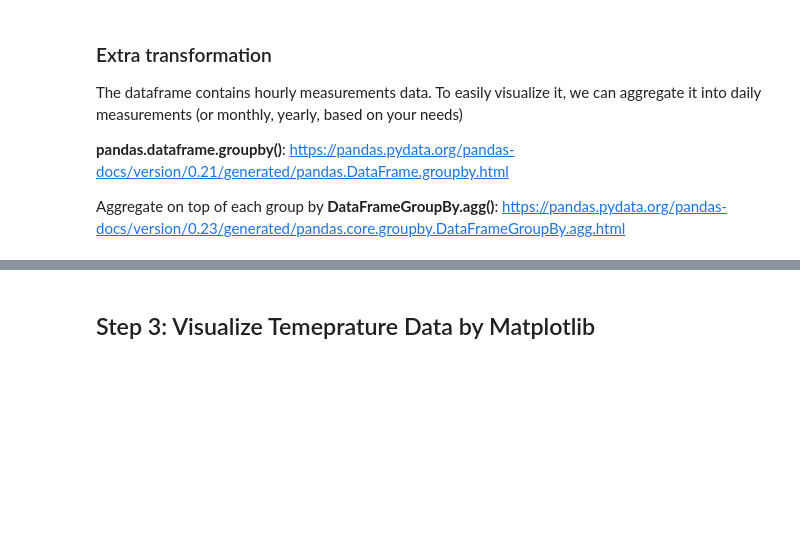
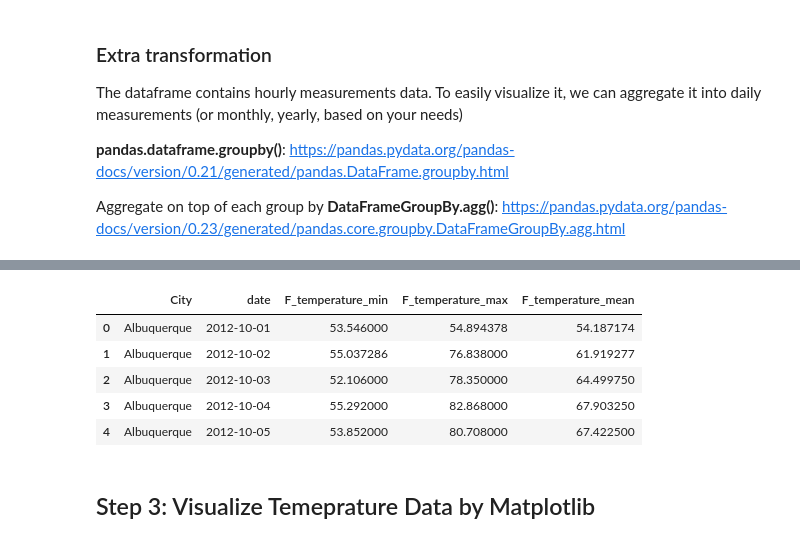
Before and after one commit to arbogdan/datafest_2019, a Jupyter notebook: 2019/python/viz/workspace/Weather_Dataset_Basic_Visualization.ipynb, the cells around one changed output, grey strips where cells are left out. Cells and saved outputs as stored; diff of their text form; code cells hidden in the pictures; blank space fills up the shorter version.

```diff
--- a/2019/python/viz/workspace/Weather_Dataset_Basic_Visualization.ipynb
+++ b/2019/python/viz/workspace/Weather_Dataset_Basic_Visualization.ipynb
@@ -131,3 +137,14 @@ daily_temperature_df.head(5)
+# %%
+# reset_index() to make the index into column
+daily_temperature_df = daily_temperature_df.reset_index()
+daily_temperature_df.head()
+# %% [output]
+|  | City | date | F_temperature_min | F_temperature_max | F_temperature_mean |
+| 0 | Albuquerque | 2012-10-01 | 53.546000 | 54.894378 | 54.187174 |
+| 1 | Albuquerque | 2012-10-02 | 55.037286 | 76.838000 | 61.919277 |
+| 2 | Albuquerque | 2012-10-03 | 52.106000 | 78.350000 | 64.499750 |
+| 3 | Albuquerque | 2012-10-04 | 55.292000 | 82.868000 | 67.903250 |
+| 4 | Albuquerque | 2012-10-05 | 53.852000 | 80.708000 | 67.422500 |
 # %% [markdown]
 ## Step 3: Visualize Temeprature Data by Matplotlib
 # %%
```
Also changed, not shown: parts of 51 cells of this notebook.
